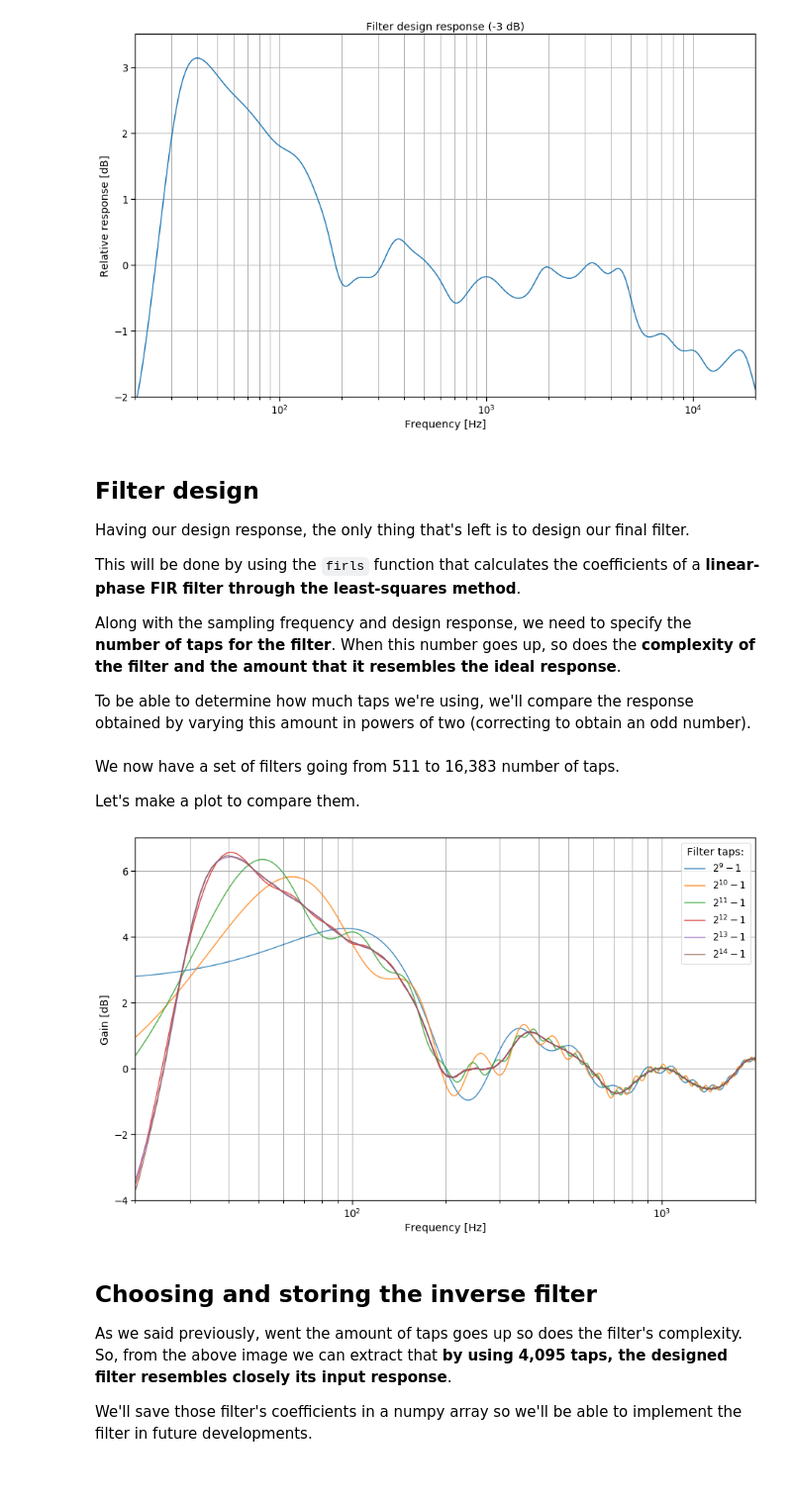
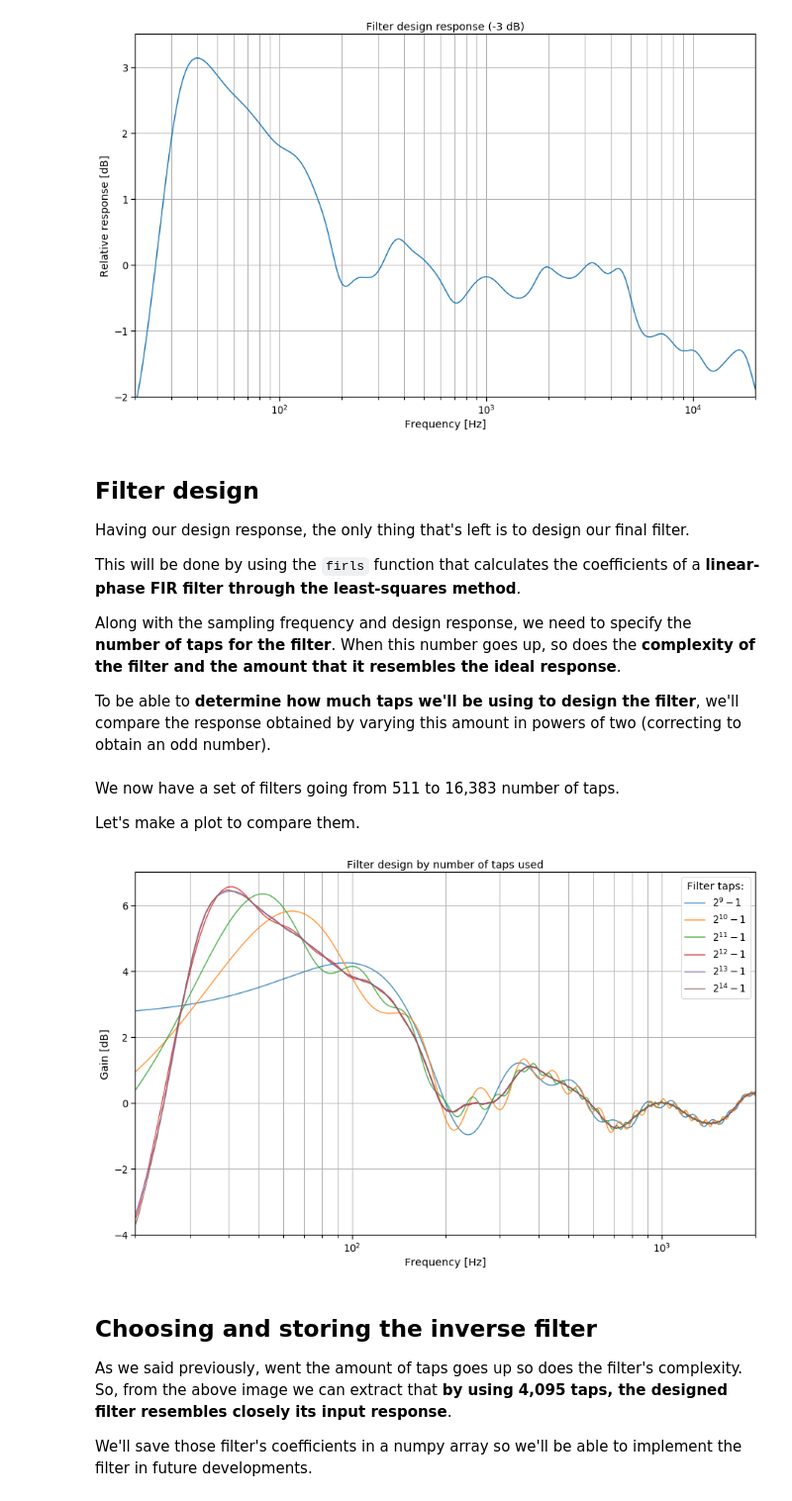
Before and after one commit to tiaqui/my_thesis, a Jupyter notebook: notebooks/1. Inverse filter design and implementation.ipynb, the cells around one changed output. Shown at 99% size. Cells and saved outputs as stored; diff of their text form; code cells hidden in the pictures.

```diff
--- a/notebooks/1. Inverse filter design and implementation.ipynb
+++ b/notebooks/1. Inverse filter design and implementation.ipynb
@@ -215,7 +215,7 @@ This will be done by using the `firls` function that calculates the coefficients
 
 Along with the sampling frequency and design response, we need to specify the **number of taps for the filter**. When this number goes up, so does the **complexity of the filter and the amount that it resembles the ideal response**.
 
-To be able to determine how much taps we're using, we'll compare the response obtained by varying this amount in powers of two (correcting to obtain an odd number).
+To be able to **determine how much taps we'll be using to design the filter**, we'll compare the response obtained by varying this amount in powers of two (correcting to obtain an odd number).
 # %%
 from scipy.signal import freqz, firls
 
@@ -238,23 +238,24 @@ Let's make a plot to compare them.
 # %%
 # plotting
 for j in np.arange(6):
 
     # get filter response
     wr, hr = freqz(dict_finv[f'filt_{j}'], worN=2**14)
     # plot
     plt.plot((fs*0.5/np.pi)*wr, 20*np.log10(abs(hr)),
              label='$2^{' + str(int(np.log2(dict_finv[f'taps_{j}']+1))) + '}-1$',
              alpha=0.8)
 
 plt.xscale('log')
+plt.title('Filter design by number of taps used')
 plt.xlabel('Frequency [Hz]')
 plt.ylabel('Gain [dB]')
 plt.ylim([-4, 7])
 plt.xlim([20, 2000])
 plt.grid(which='both', axis='both')
 plt.legend(title='Filter taps:');
 # %% [output]
-[figure, old version]
+[figure, new version]
 # %% [markdown]
 ## Choosing and storing the inverse filter
 
```
Also changed, not shown: parts of 8 cells of this notebook, 4 other files.
